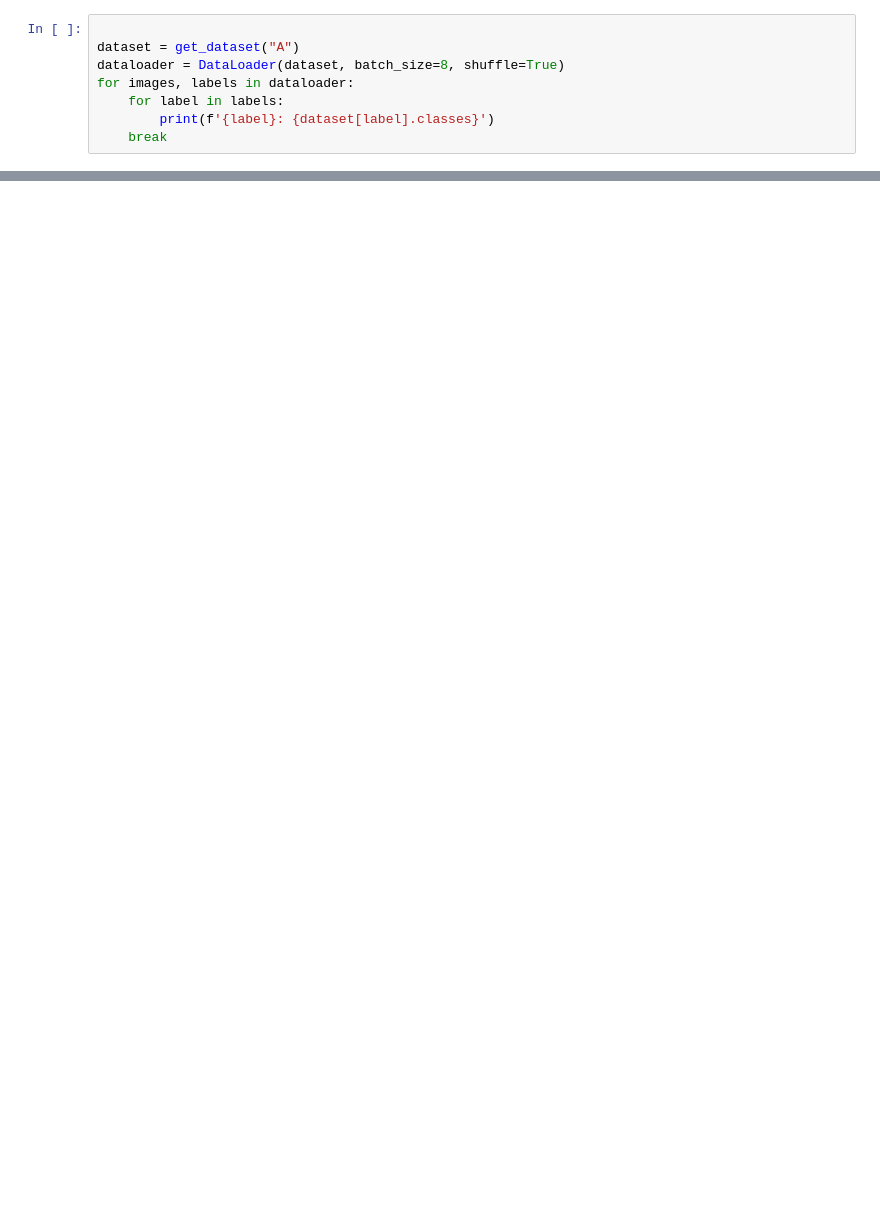
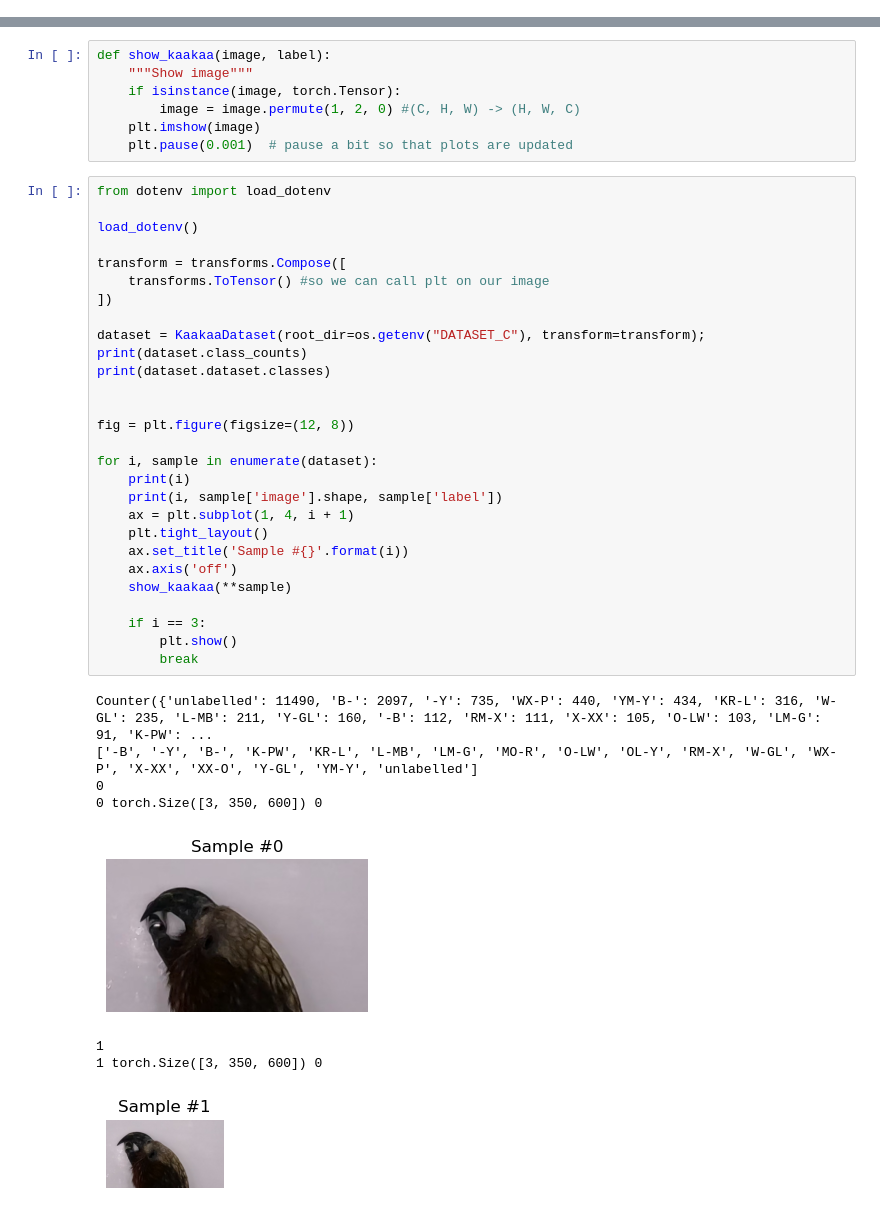
Before and after one commit to alexwelsby/kaakaa-genetic-cnn, a Jupyter notebook: kaakaa-dataloader.ipynb, the cells around one changed output, grey strips where cells are left out. Saved outputs shown, nothing was run; the diff lists cells and outputs as text; blank space fills up the shorter version.

Commit message:
followed pytorch dataloader tut
Signed-off-by: the website devil <98803802+alexwelsby@users.noreply.github.com>

```diff
--- a/kaakaa-dataloader.ipynb
+++ b/kaakaa-dataloader.ipynb
@@ -61,8 +0,0 @@ def get_concatDatasets(datasetName):
-# %%
-
-dataset = get_dataset("A")
-dataloader = DataLoader(dataset, batch_size=8, shuffle=True)
-for images, labels in dataloader:
-    for label in labels:
-        print(f'{label}: {dataset[label].classes}')
-    break
@@ -70,0 +32,44 @@ AttributeError: 'tuple' object has no attribute 'classes'
+# %%
+def show_kaakaa(image, label):
+    """Show image"""
+    if isinstance(image, torch.Tensor):
+        image = image.permute(1, 2, 0) #(C, H, W) -> (H, W, C)
+    plt.imshow(image)
+    plt.pause(0.001)  # pause a bit so that plots are updated
+# %%
+from dotenv import load_dotenv
+
+load_dotenv()
+
+transform = transforms.Compose([
+    transforms.ToTensor() #so we can call plt on our image
+])
+
+dataset = KaakaaDataset(root_dir=os.getenv("DATASET_C"), transform=transform);
+print(dataset.class_counts)
+print(dataset.dataset.classes)
+
+
+fig = plt.figure(figsize=(12, 8))
+
+for i, sample in enumerate(dataset):
+    print(i)
+    print(i, sample['image'].shape, sample['label'])
+    ax = plt.subplot(1, 4, i + 1)
+    plt.tight_layout()
+    ax.set_title('Sample #{}'.format(i))
+    ax.axis('off')
+    show_kaakaa(**sample)
+
+    if i == 3:
+        plt.show()
+        break
+# %% [output]
+Counter({'unlabelled': 11490, 'B-': 2097, '-Y': 735, 'WX-P': 440, 'YM-Y': 434, 'KR-L': 316, 'W-GL': 235, 'L-MB': 211, 'Y-GL': 160, '-B': 112, 'RM-X': 111, 'X-XX': 105, 'O-LW': 103, 'LM-G': 91, 'K-PW': ...
+['-B', '-Y', 'B-', 'K-PW', 'KR-L', 'L-MB', 'LM-G', 'MO-R', 'O-LW', 'OL-Y', 'RM-X', 'W-GL', 'WX-P', 'X-XX', 'XX-O', 'Y-GL', 'YM-Y', 'unlabelled']
+0
+0 torch.Size([3, 350, 600]) 0
+[figure, added]
+1
+1 torch.Size([3, 350, 600]) 0
+[figure, added]
```
Also changed, not shown: parts of 4 cells of this notebook.
